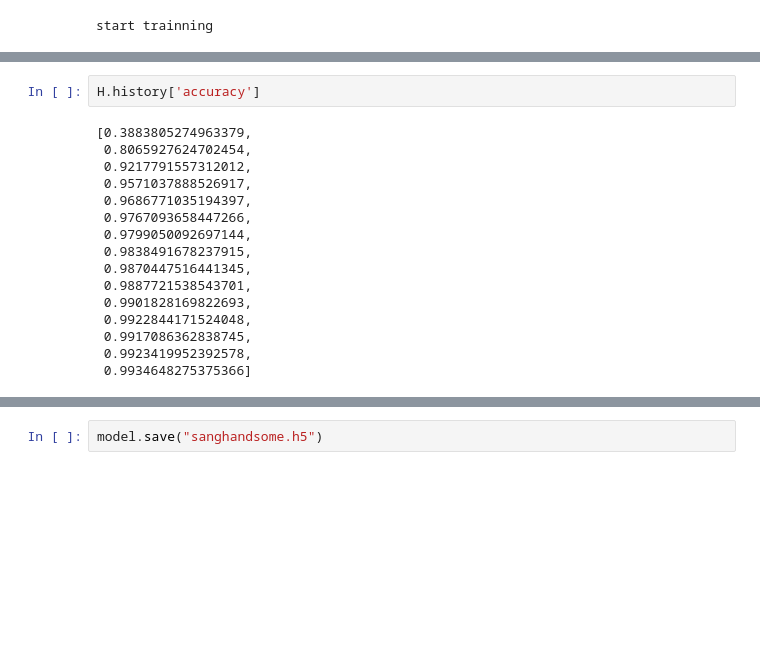
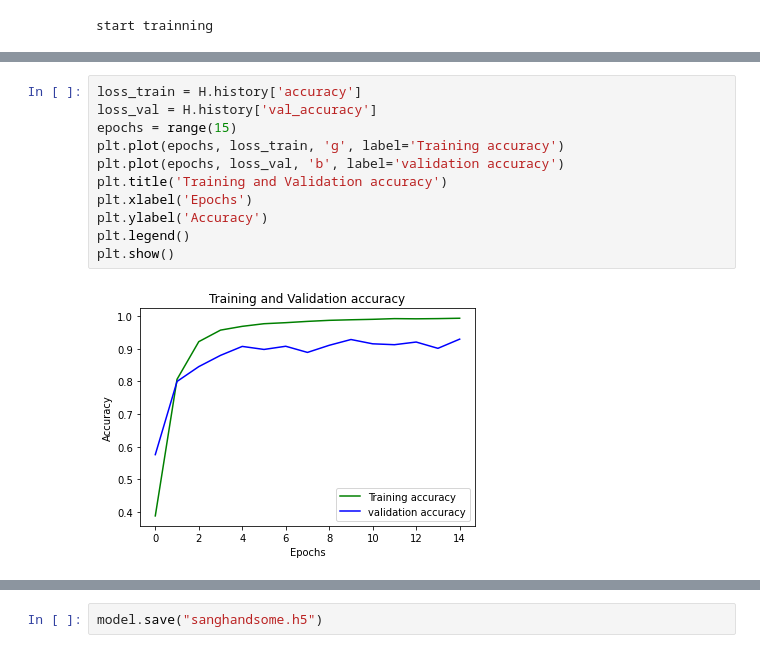
Before and after one commit to DinhHuySang/Traffic-sign-classification, a Jupyter notebook: classification_model.ipynb, the cells around one changed output, grey strips where cells are left out. Cells and saved outputs as stored; diff of their text form; blank space fills up the shorter version.

```diff
--- a/classification_model.ipynb
+++ b/classification_model.ipynb
@@ -315,21 +315,16 @@ Epoch 14/15
 543/543 [==============================] - 17s 31ms/step - loss: 0.0263 - accuracy: 0.9923 - val_loss: 0.3850 - val_accuracy: 0.9014
 Epoch 15/15
 543/543 [==============================] - 17s 31ms/step - loss: 0.0214 - accuracy: 0.9935 - val_loss: 0.2934 - val_accuracy: 0.9295
-# %%
-H.history['accuracy']
-# %% [output]
-[0.3883805274963379,
- 0.8065927624702454,
- 0.9217791557312012,
- 0.9571037888526917,
- 0.9686771035194397,
- 0.9767093658447266,
- 0.9799050092697144,
- 0.9838491678237915,
- 0.9870447516441345,
- 0.9887721538543701,
- 0.9901828169822693,
- 0.9922844171524048,
- 0.9917086362838745,
- 0.9923419952392578,
- 0.9934648275375366]
+# %%
+loss_train = H.history['accuracy']
+loss_val = H.history['val_accuracy']
+epochs = range(15)
+plt.plot(epochs, loss_train, 'g', label='Training accuracy')
+plt.plot(epochs, loss_val, 'b', label='validation accuracy')
+plt.title('Training and Validation accuracy')
+plt.xlabel('Epochs')
+plt.ylabel('Accuracy')
+plt.legend()
+plt.show()
+# %% [output]
+[figure, added]
```
Also changed, not shown: parts of 1 cell of this notebook.
